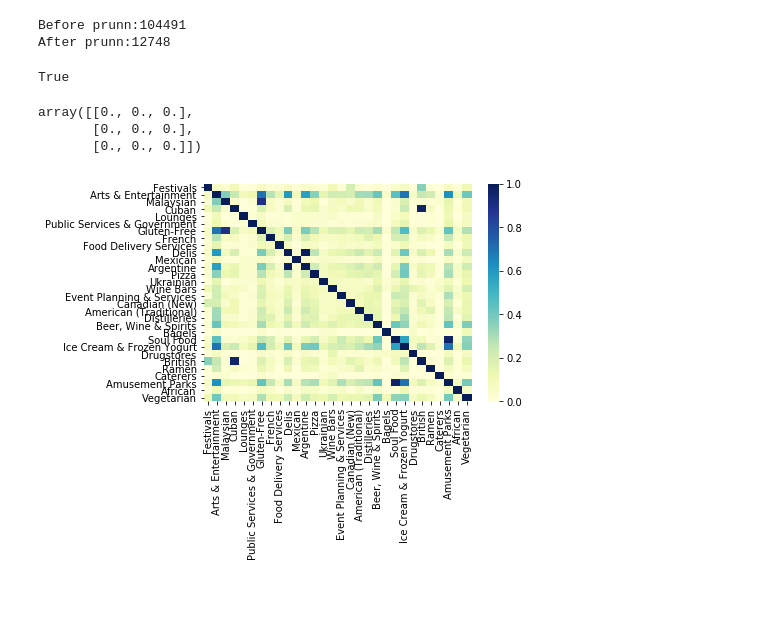
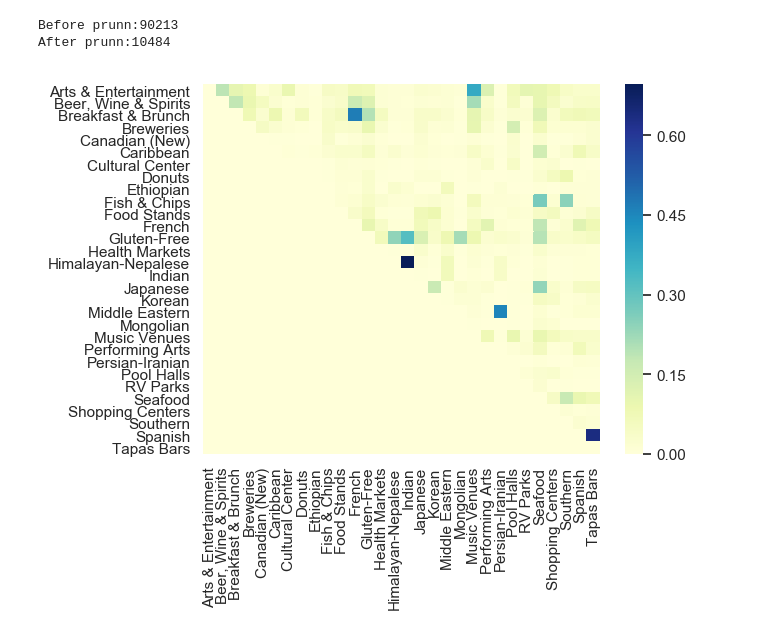
Before and after one commit to geesimon/cs598_dm_cap, a Jupyter notebook: task2/task2.ipynb, the cells around one changed output. Drawn from its saved outputs; the diff is of its cells as text; code cells hidden in the pictures; blank space fills up the shorter version.

Commit message:
done word similarity

```diff
--- a/task2/task2.ipynb
+++ b/task2/task2.ipynb
@@ -30,7 +30,7 @@ cat_sample = sorted(random.sample(range(cat_size), sample_size))
 
 count = 0
 for i in cat_sample:
-    cat_names.append(cat_list[i].split('/')[-1][:-4].replace("_"," "))
+    cat_names.append(cat_list[i].replace("\\", "/").split('/')[-1][:-4].replace("_"," "))
     with open(cat_list[i]) as f:
         cat_text.append(f.read().replace("\n", "").replace("\r",""))
 
@@ -41,56 +41,52 @@ dictionary.filter_extremes(no_above=0.5)
 print("After prunn:%d"%(len(dictionary)))
 corpus = [dictionary.doc2bow(doc) for doc in processed_docs]
 # %% [output]
-Before prunn:104491
-After prunn:12748
+Before prunn:90213
+After prunn:10484
-# %%
-v= dict(corpus[0])
-1 in v
-# %% [output]
-True
 # %%
 import math
 
-def cos_dist(a, b):
-    d = 0
+def cosine_similarity(a, b):
+    b = dict(b)
     norm_a = 0
     norm_b = 0
     denom = 0
     for a_i, a_v in a:
         norm_a += a_v * a_v
-        for b_i, b_v in b:
-            norm_b += b_v * b_v
-            if a_i == b_i:
-                denom += a_v * b_v
+        if a_i in b:
+            denom += a_v * b[a_i]
+    for b_i in b:
+        norm_b += b[b_i] * b[b_i]
 
     norm_a = math.sqrt(norm_a)
     norm_b = math.sqrt(norm_b)
+#     print(norm_a)
+#     print(norm_b)
+#     print(denom)
 
     return denom / (norm_a * norm_b)
-# %%
-import numpy as np
-np.zeros([3,3])
-# %% [output]
-array([[0., 0., 0.],
-       [0., 0., 0.],
-       [0., 0., 0.]])
 # %%
 import numpy as np
+import pandas as pd
+
 sim = np.zeros([len(corpus), len(corpus)])
 
-for i in range(0, len(corpus) - 1):
+for i in tqdm(range(0, len(corpus) - 1)):
     for j in range(i + 1, len(corpus)):
-        sim[i][j] = cos_dist(corpus[i], corpus[j])
+        sim[i][j] = cosine_similarity(corpus[i], corpus[j])
+
+sim_df = pd.DataFrame(sim)
+sim_df.index = cat_names
+sim_df.columns = cat_names
 # %%
-import pandas as pd
+
 import seaborn as sns;
 import matplotlib.pyplot as plt
 
-data = pd.read_csv("cuisine_sim_matrix.csv", header=None)
-data.index = cat_names
-data.columns = cat_names
+# data = pd.read_csv("cuisine_sim_matrix.csv", header=None)
+# data.index = cat_names
+# data.columns = cat_names
+ax = sns.heatmap(sim_df,cmap="YlGnBu", xticklabels=True, yticklabels=True)
+plt.show()
+# %% [output]
+[figure, added]
-# %%
-ax = sns.heatmap(data,cmap="YlGnBu", xticklabels=True, yticklabels=True)
-plt.show()
-# %% [output]
-[figure, removed]
```
Also changed, not shown: parts of 2 cells of this notebook.
